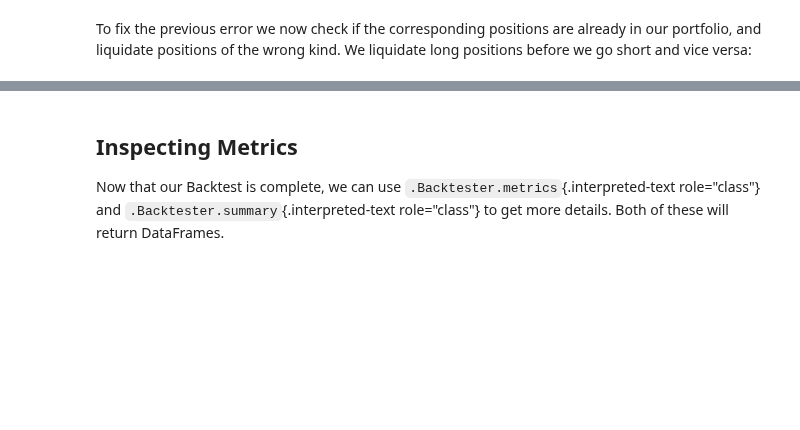
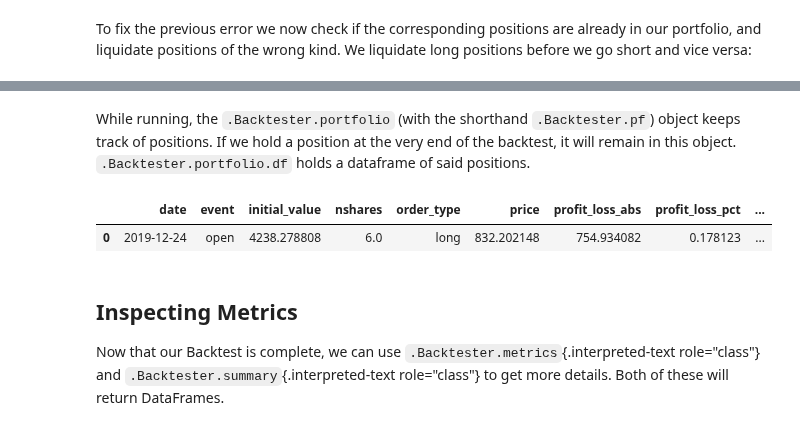
Before and after one commit to MiniXC/simple-back, a Jupyter notebook: docs/intro/quickstart.ipynb, the cells around one changed output, grey strips where cells are left out. Saved outputs shown, nothing was run; the diff lists cells and outputs as text; code cells hidden in the pictures; blank space fills up the shorter version.

```diff
--- a/docs/intro/quickstart.ipynb
+++ b/docs/intro/quickstart.ipynb
@@ -87,7 +87,7 @@ for day, event, b in bt['2019-1-1':'2020-1-1']:
 # %% [markdown]
 Now we should only need to buy when the price is above, and sell when the price is below the MA.
 # %%
-bt = builder.build()
+bt = builder.no_live_plot().build()
 for day, event, b in bt['2019-1-1':'2020-1-1']:
     if event == 'open':
         jnug_ma = b.prices['JNUG',-20:]['close'].mean()
@@ -129,3 +131,10 @@ for day, event, b in bt['2019-1-1':'2020-1-1']:
+# %% [markdown]
+While running, the ``.Backtester.portfolio`` (with the shorthand ``.Backtester.pf``) object keeps track of positions. If we hold a position at the very end of the backtest, it will remain in this object. ``.Backtester.portfolio.df`` holds a dataframe of said positions.
+# %%
+b.portfolio.df # shorthand: b.pf.df
+# %% [output]
+|  | date | event | initial_value | nshares | order_type | price | profit_loss_abs | profit_loss_pct | ... |
+| 0 | 2019-12-24 | open | 4238.278808 | 6.0 | long | 832.202148 | 754.934082 | 0.178123 | ... |
 # %% [markdown]
 ## Inspecting Metrics
 Now that our Backtest is complete, we can use `.Backtester.metrics`{.interpreted-text role="class"} and `.Backtester.summary`{.interpreted-text role="class"} to get more details. Both of these will return DataFrames.
```
Also changed, not shown: parts of 6 cells of this notebook, 2 other files.
